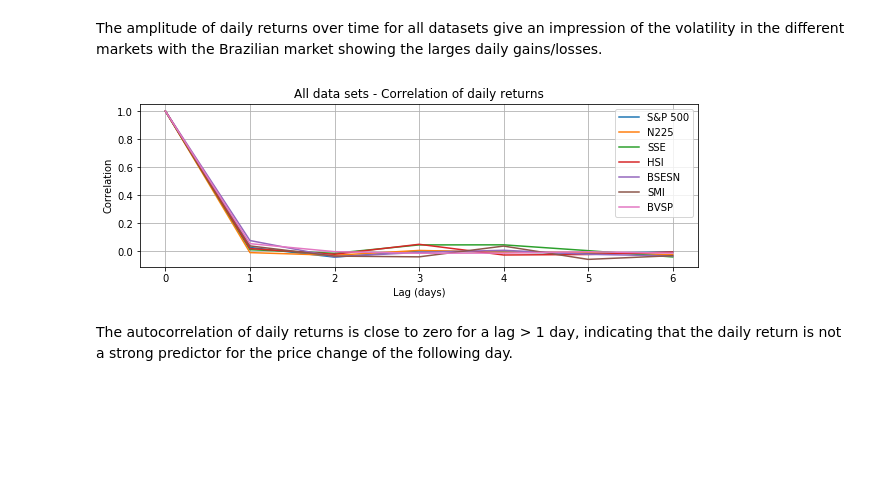
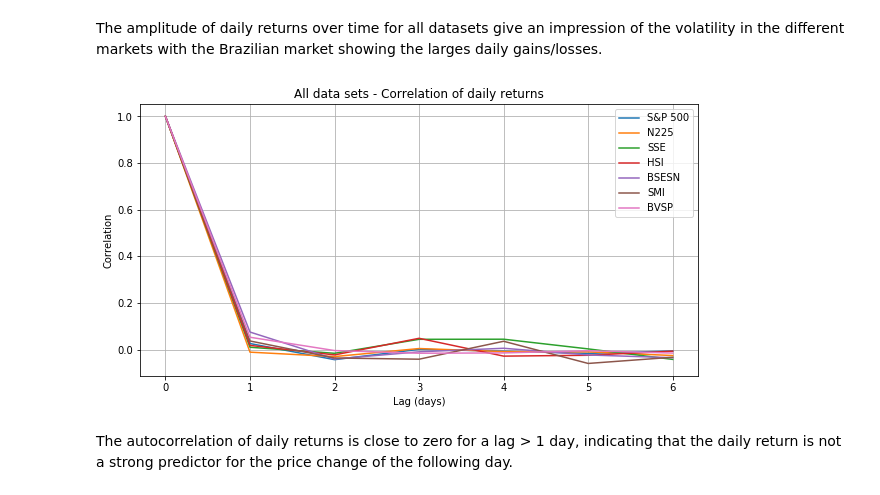
Before and after one commit to roman807/Predicting-Stock-Market-Crashes, a Jupyter notebook: exploration.ipynb, the cells around one changed output. Saved outputs shown, nothing was run; the diff lists cells and outputs as text; code cells hidden in the pictures; blank space fills up the shorter version.

```diff
--- a/exploration.ipynb
+++ b/exploration.ipynb
@@ -24,7 +25,7 @@ if not sys.warnoptions:
 # %%
 os.chdir('/home/roman/Documents/Projects/Bubbles/data')
 datasets_original_test = ['^GSPC.csv', '^DJI.csv', '^NDX.csv', '^N225.csv', 'SSE.csv',\
-                     '^HSI.csv', '^BSESN.csv', '^GDAXI.csv', '^SSMI.csv', '^MXX.csv', \
+'^HSI.csv', '^BSESN.csv', '^GDAXI.csv', '^SSMI.csv', '^MXX.csv', \
                      '^BVSP.csv']
 dataset_names_test = ['S&P 500', 'DJ', 'NDX', 'N225', 'SSE', 'HSI', 'BSESN', 'DAX', \
                  'SMI', 'MXX', 'BVSP']
@@ -38,5 +39,6 @@ df_returns = pd.concat(datasets_test, axis=1, join_axes=[datasets_test[0].index]
 df_returns.columns = dataset_names_test
 corr = df_returns.corr()
 print('Correlations of daily returns between datasets:')
+rcParams['figure.figsize'] = 10, 6
 ax = sns.heatmap(corr, annot=True, cmap='rocket_r')
 # %% [output]
@@ -117,19 +119,20 @@ The amplitude of daily returns over time for all datasets give an impression of
 # %%
 ##### Autocorrelation
 corr_ds = []
+rcParams['figure.figsize'] = 10, 5
 for ds, t in zip(datasets, plt_titles):
     corr = [1]
     for i in range(1, 7):
         corr.append(np.corrcoef(ds['ch'][i:], ds['ch'][:-i])[0, 1])
     plt.plot(corr)
 plt.title('All data sets - Correlation of daily returns')
 plt.legend(dataset_names)
 plt.xlabel('Lag (days)')
 plt.ylabel('Correlation')
 plt.grid()
 plt.show()
 # %% [output]
-[figure, old version]
+[figure, new version]
 # %% [markdown]
 The autocorrelation of daily returns is close to zero for a lag > 1 day, indicating that the daily return is not a strong predictor for the price change of the following day.
 # %%
```
Also changed, not shown: parts of 20 cells of this notebook.
